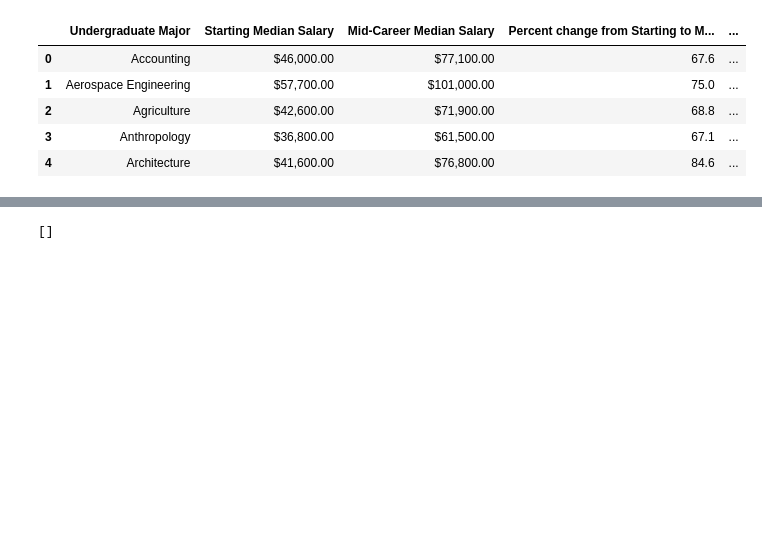
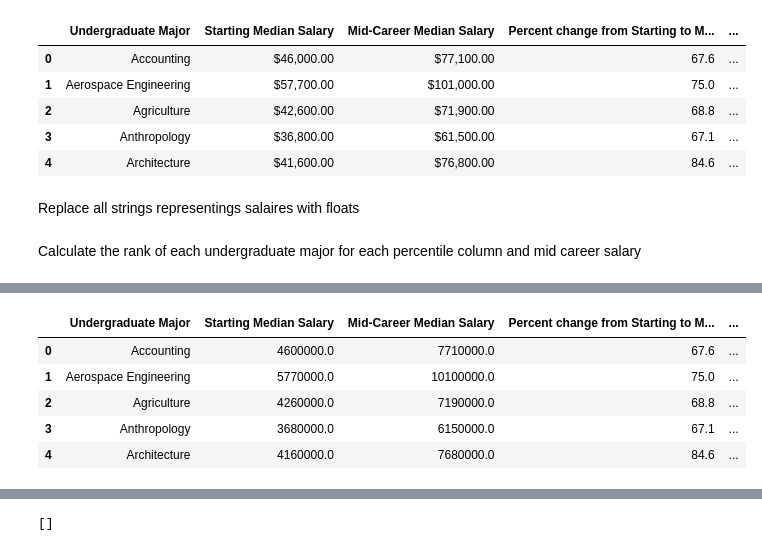
Before and after one commit to demi-tu/Where-it-Pays-to-Attend-College, a Jupyter notebook: analysis-matt.ipynb, the cells around one changed output, grey strips where cells are left out. Drawn from its saved outputs; the diff is of its cells as text; code cells hidden in the pictures; blank space fills up the shorter version.

```diff
--- a/analysis-matt.ipynb
+++ b/analysis-matt.ipynb
@@ -17,6 +22,8 @@ degrees_that_pay.head()
 | 2 | Agriculture | $42,600.00 | $71,900.00 | 68.8 | ... |
 | 3 | Anthropology | $36,800.00 | $61,500.00 | 67.1 | ... |
 | 4 | Architecture | $41,600.00 | $76,800.00 | 84.6 | ... |
+# %% [markdown]
+Replace all strings representings salaires with floats
 # %%
 degrees_that_pay['Starting Median Salary'] = degrees_that_pay['Starting Median Salary'].str.replace(',', '')
 degrees_that_pay['Starting Median Salary'] = degrees_that_pay['Starting Median Salary'].str.replace('.', '')
@@ -47,3 +54,5 @@ degrees_that_pay['Mid-Career 90th Percentile Salary'] = degrees_that_pay['Mid-Ca
 degrees_that_pay['Mid-Career 90th Percentile Salary'] = degrees_that_pay['Mid-Career 90th Percentile Salary'].str.replace('.', '')
 degrees_that_pay['Mid-Career 90th Percentile Salary'] = degrees_that_pay['Mid-Career 90th Percentile Salary'].str.replace('$', '')
 degrees_that_pay['Mid-Career 90th Percentile Salary'] = degrees_that_pay['Mid-Career 90th Percentile Salary'].astype(float)
+# %% [markdown]
+Calculate the rank of each undergraduate major for each percentile column and mid career salary
@@ -59,3 +76,12 @@ degrees_that_pay.describe()
 | 50% | 4.085000e+06 | 7.200000e+06 | 67.800000 | 3.940000e+06 | ... |
 | 75% | 4.987500e+06 | 8.875000e+06 | 82.425000 | 4.985000e+06 | ... |
 | max | 7.430000e+06 | 1.070000e+07 | 103.500000 | 7.190000e+06 | ... |
+# %%
+degrees_that_pay.head()
+# %% [output]
+|  | Undergraduate Major | Starting Median Salary | Mid-Career Median Salary | Percent change from Starting to M... | ... |
+| 0 | Accounting | 4600000.0 | 7710000.0 | 67.6 | ... |
+| 1 | Aerospace Engineering | 5770000.0 | 10100000.0 | 75.0 | ... |
+| 2 | Agriculture | 4260000.0 | 7190000.0 | 68.8 | ... |
+| 3 | Anthropology | 3680000.0 | 6150000.0 | 67.1 | ... |
+| 4 | Architecture | 4160000.0 | 7680000.0 | 84.6 | ... |
```
Also changed, not shown: parts of 12 cells of this notebook.
